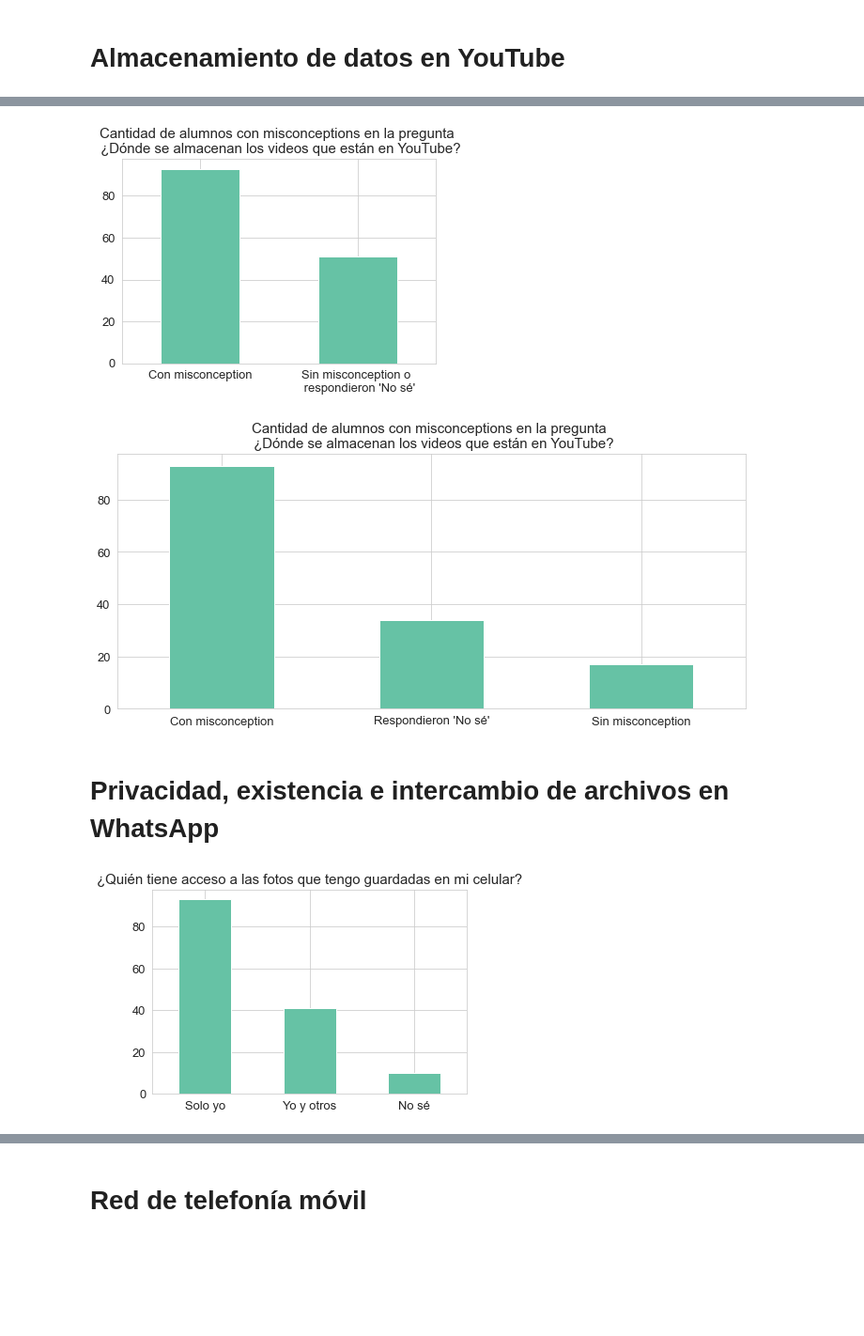
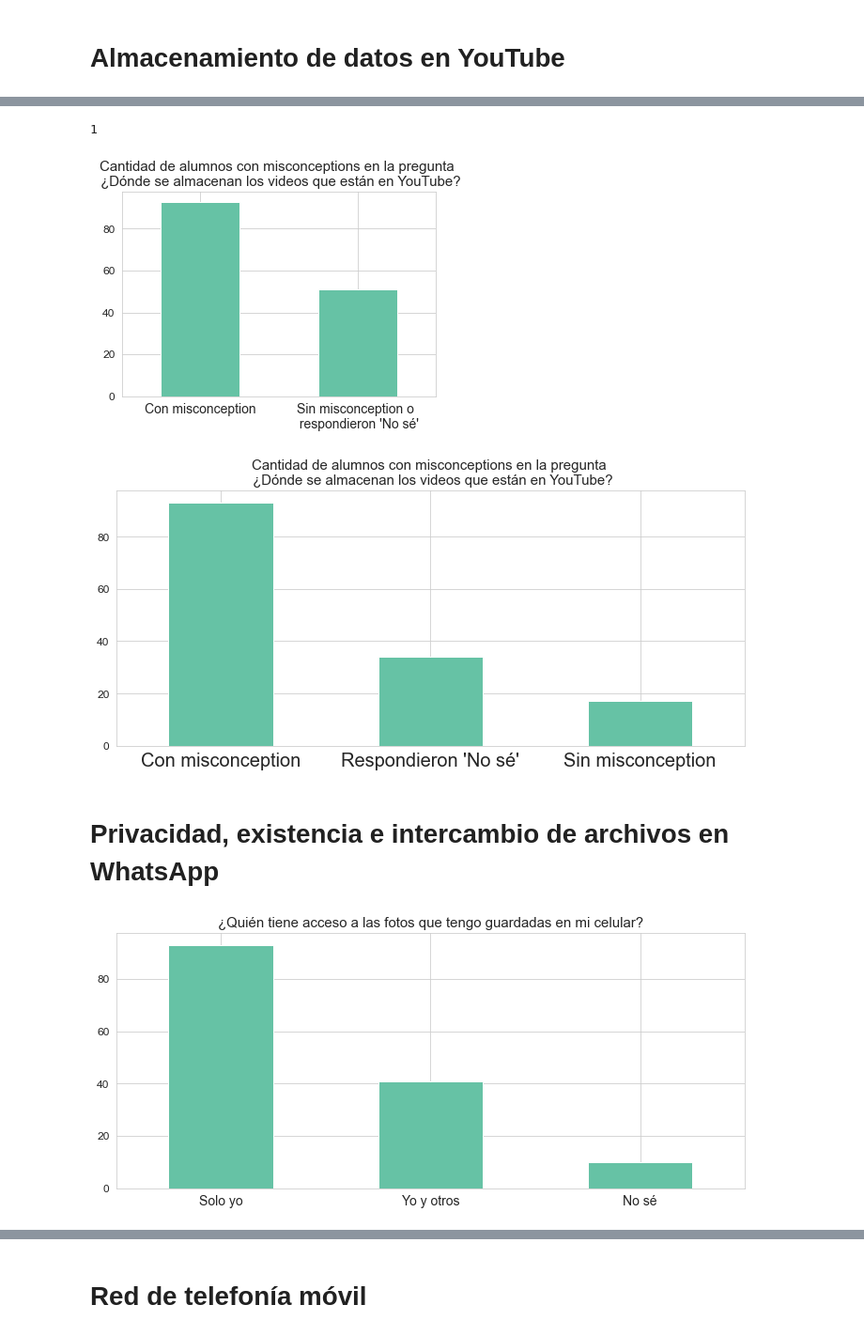
Before and after one commit to luparral/misconceptions, a Jupyter notebook: notebooks/Misconceptions.ipynb, the cells around one changed output, grey strips where cells are left out. Shown at 94% size. Drawn from its saved outputs; the diff is of its cells as text; code cells hidden in the pictures; blank space fills up the shorter version.

```diff
--- a/notebooks/Misconceptions.ipynb
+++ b/notebooks/Misconceptions.ipynb
@@ -56,11 +57,11 @@ plt.xticks(positions, labels,rotation=0);
 # ¿Dónde se almacenan los videos que están en YouTube? - Gráfico de torta
 
 
-#plt.rc('xtick', labelsize=13)
-#plt.rc('ytick', labelsize=15)
-plt.rcParams['font.size'] = 13.0
+plt.rc('xtick', labelsize=20)
+plt.rc('ytick', labelsize=12)
+#plt.rcParams['font.size'] = 13.0
 labels = ("La nube", "No sé", "Mi celular", "Muchísimas\n compus", "Una compu", "Muchas compus")
 explode = (0.1, 0, 0, 0, 0, 0)
-df["q_yt"].value_counts().plot.pie(explode=explode,labels=labels, autopct='%1.1f%%',shadow=True, startangle=90, figsize=(12,7));
+df["q_yt"].value_counts().plot.pie(explode=explode,labels=labels, autopct='%1.1f%%',shadow=True, startangle=90, figsize=(13,7));
 plt.gca().axes.get_yaxis().set_visible(False)
 # %% [output]
@@ -67,0 +69,18 @@ plt.gca().axes.get_yaxis().set_visible(False)
+# %%
+import matplotlib.pyplot as plt
+import numpy as np
+x = ("La nube", "No sé", "Mi celular", "Muchísimas compus", "Una compu", "Muchas compus")
+y = df["q_yt"].value_counts()
+porcent = 100.*y/y.sum()
+
+patches, texts = plt.pie(y, startangle=90, radius=1.2)
+labels = ['{0} - {1:1.2f} %'.format(i,j) for i,j in zip(x, porcent)]
+
+sort_legend = True
+if sort_legend:
+    patches, labels, dummy =  zip(*sorted(zip(patches, labels, y),
+                                          key=lambda x: x[2],
+                                          reverse=True))
+
+plt.legend(patches, labels, loc='best', bbox_to_anchor=(-0.1, 1.),
+           fontsize=14)
@@ -68,3 +90,7 @@ plt.gca().axes.get_yaxis().set_visible(False)
+# %%
+1
+# %% [output]
+1
 # %%
 positions = (0, 1)
 labels = ("Con misconception", \
@@ -75,9 +101,10 @@ df['misconception_yt'] = np.where((df['q_yt']=='a_yt_muchisimascompu') | (df['q_
 df["misconception_yt"].value_counts().plot.bar(rot=0);
 plt.title("Cantidad de alumnos con misconceptions en la pregunta \n ¿Dónde se almacenan los videos que están en YouTube?", \
           fontsize=15);
-plt.xticks(positions, labels, rotation=0);
+plt.xticks(positions, labels,rotation=0,fontsize=14);
+plt.savefig('9.pdf')
 # %% [output]
-[figure, old version]
+[figure, new version]
 # %%
 # vamos a separar el no se.
 positions = (0, 1, 2)
@@ -89,19 +116,20 @@ plt.title("Cantidad de alumnos con misconceptions en la pregunta \n ¿Dónde se
           fontsize=15);
 plt.xticks(positions, labels, rotation=0);
 # %% [output]
-[figure, old version]
+[figure, new version]
 # %% [markdown]
 # Privacidad, existencia e intercambio de archivos en WhatsApp
 # %%
 # ¿Quién tiene acceso a las fotos que tengo guardadas en mi celular?
 positions = (0, 1, 2)
 labels = ("Solo yo", "Yo y otros", "No sé")
 
-df["q_acceso_fotos"].value_counts().plot.bar()
+df["q_acceso_fotos"].value_counts().plot.bar(figsize=(12,5))
 plt.title("¿Quién tiene acceso a las fotos que tengo guardadas en mi celular?", fontsize=15)
-plt.xticks(positions, labels, rotation=0);
+plt.xticks(positions, labels,rotation=0,fontsize=14);
+plt.savefig('11.pdf')
 # %% [output]
-[figure, old version]
+[figure, new version]
 # %%
 positions = (0, 1)
 labels = ("Sin misconception", \
```
Also changed, not shown: parts of 24 cells of this notebook, 47 other files.
